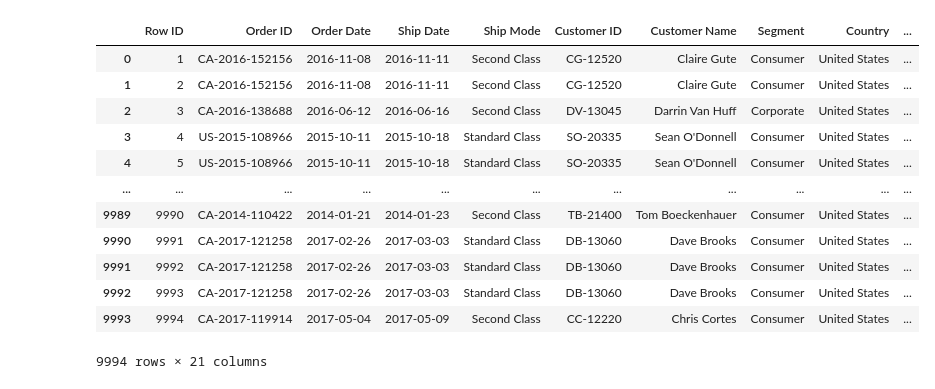
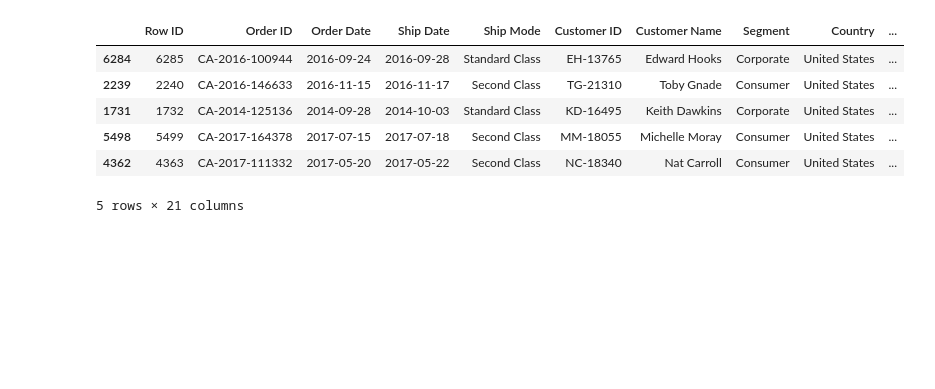
Before and after one commit to ankitg-02/sales_analysis, a Jupyter notebook: Home_Office.ipynb, the cells around one changed output. Saved outputs shown, nothing was run; the diff lists cells and outputs as text; code cells hidden in the pictures; blank space fills up the shorter version.

```diff
--- a/Home_Office.ipynb
+++ b/Home_Office.ipynb
@@ -7,19 +8,13 @@ import matplotlib.pyplot as plt
 # %%
 #importing data from excelsheet
 home_office_sales=pd.read_excel("/content/Sample-sales-data-excel.xls")
-home=pd.DataFrame(home_office_sales)
-home
+data=pd.DataFrame(home_office_sales)
+data.sample(5)
 # %% [output]
 |  | Row ID | Order ID | Order Date | Ship Date | Ship Mode | Customer ID | Customer Name | Segment | Country | ... |
-| 0 | 1 | CA-2016-152156 | 2016-11-08 | 2016-11-11 | Second Class | CG-12520 | Claire Gute | Consumer | United States | ... |
-| 1 | 2 | CA-2016-152156 | 2016-11-08 | 2016-11-11 | Second Class | CG-12520 | Claire Gute | Consumer | United States | ... |
-| 2 | 3 | CA-2016-138688 | 2016-06-12 | 2016-06-16 | Second Class | DV-13045 | Darrin Van Huff | Corporate | United States | ... |
-| 3 | 4 | US-2015-108966 | 2015-10-11 | 2015-10-18 | Standard Class | SO-20335 | Sean O'Donnell | Consumer | United States | ... |
-| 4 | 5 | US-2015-108966 | 2015-10-11 | 2015-10-18 | Standard Class | SO-20335 | Sean O'Donnell | Consumer | United States | ... |
-| ... | ... | ... | ... | ... | ... | ... | ... | ... | ... | ... |
-| 9989 | 9990 | CA-2014-110422 | 2014-01-21 | 2014-01-23 | Second Class | TB-21400 | Tom Boeckenhauer | Consumer | United States | ... |
-| 9990 | 9991 | CA-2017-121258 | 2017-02-26 | 2017-03-03 | Standard Class | DB-13060 | Dave Brooks | Consumer | United States | ... |
-| 9991 | 9992 | CA-2017-121258 | 2017-02-26 | 2017-03-03 | Standard Class | DB-13060 | Dave Brooks | Consumer | United States | ... |
-| 9992 | 9993 | CA-2017-121258 | 2017-02-26 | 2017-03-03 | Standard Class | DB-13060 | Dave Brooks | Consumer | United States | ... |
-| 9993 | 9994 | CA-2017-119914 | 2017-05-04 | 2017-05-09 | Second Class | CC-12220 | Chris Cortes | Consumer | United States | ... |
+| 6284 | 6285 | CA-2016-100944 | 2016-09-24 | 2016-09-28 | Standard Class | EH-13765 | Edward Hooks | Corporate | United States | ... |
+| 2239 | 2240 | CA-2016-146633 | 2016-11-15 | 2016-11-17 | Second Class | TG-21310 | Toby Gnade | Consumer | United States | ... |
+| 1731 | 1732 | CA-2014-125136 | 2014-09-28 | 2014-10-03 | Standard Class | KD-16495 | Keith Dawkins | Corporate | United States | ... |
+| 5498 | 5499 | CA-2017-164378 | 2017-07-15 | 2017-07-18 | Second Class | MM-18055 | Michelle Moray | Consumer | United States | ... |
+| 4362 | 4363 | CA-2017-111332 | 2017-05-20 | 2017-05-22 | Second Class | NC-18340 | Nat Carroll | Consumer | United States | ... |
-9994 rows × 21 columns
+5 rows × 21 columns
```
Also changed, not shown: parts of 22 cells of this notebook.
